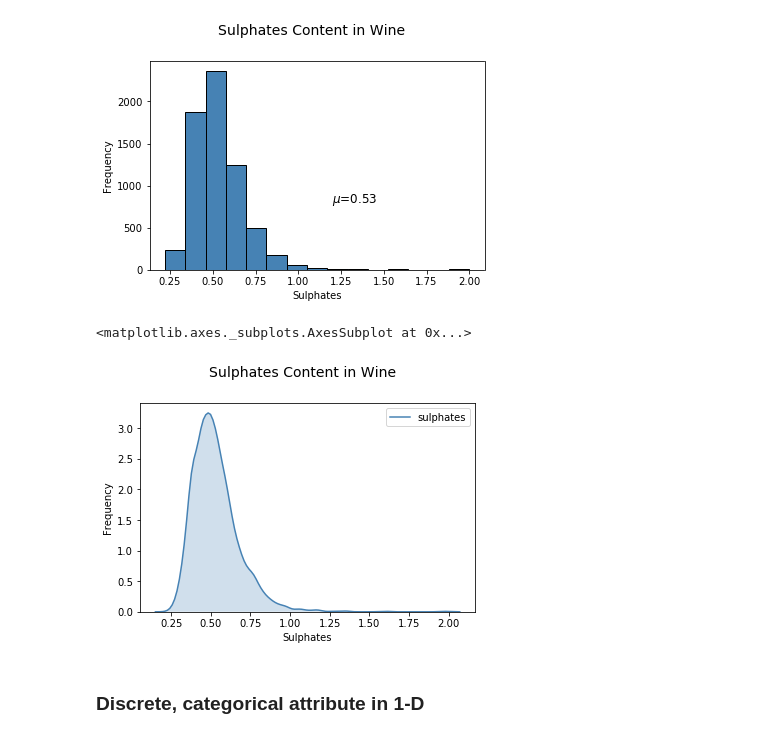
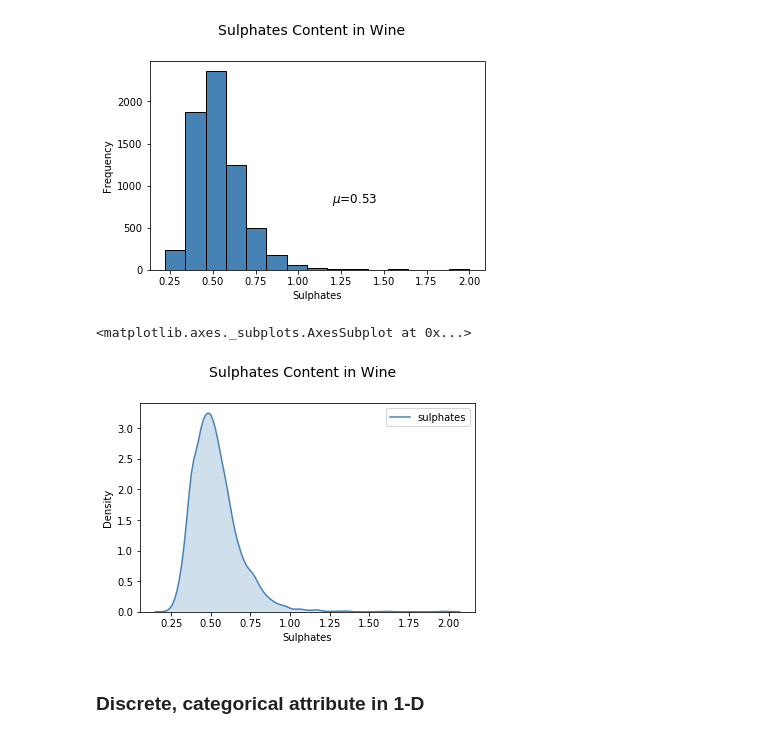
Before and after one commit to dipanjanS/practical-machine-learning-with-python, a Jupyter notebook: bonus content/effective data visualization/Bonus - Effective Multi-dimensional Data Visualization.ipynb, the cells around one changed output. Drawn from its saved outputs; the diff is of its cells as text; code cells hidden in the pictures.

```diff
--- a/bonus content/effective data visualization/Bonus - Effective Multi-dimensional Data Visualization.ipynb
+++ b/bonus content/effective data visualization/Bonus - Effective Multi-dimensional Data Visualization.ipynb
@@ -165,15 +165,15 @@ freq, bins, patches = ax.hist(wines['sulphates'], color='steelblue', bins=15,
 # %%
 fig = plt.figure(figsize = (6, 4))
 title = fig.suptitle("Sulphates Content in Wine", fontsize=14)
 fig.subplots_adjust(top=0.85, wspace=0.3)
 
 ax1 = fig.add_subplot(1,1, 1)
 ax1.set_xlabel("Sulphates")
-ax1.set_ylabel("Frequency")
+ax1.set_ylabel("Density")
 sns.kdeplot(wines['sulphates'], ax=ax1, shade=True, color='steelblue')
 # %% [output]
 <matplotlib.axes._subplots.AxesSubplot at 0x...>
-[figure, old version]
+[figure, new version]
 # %% [markdown]
 ### Discrete, categorical attribute in 1-D
 # %%
```
Also changed, not shown: parts of 6 cells of this notebook.
